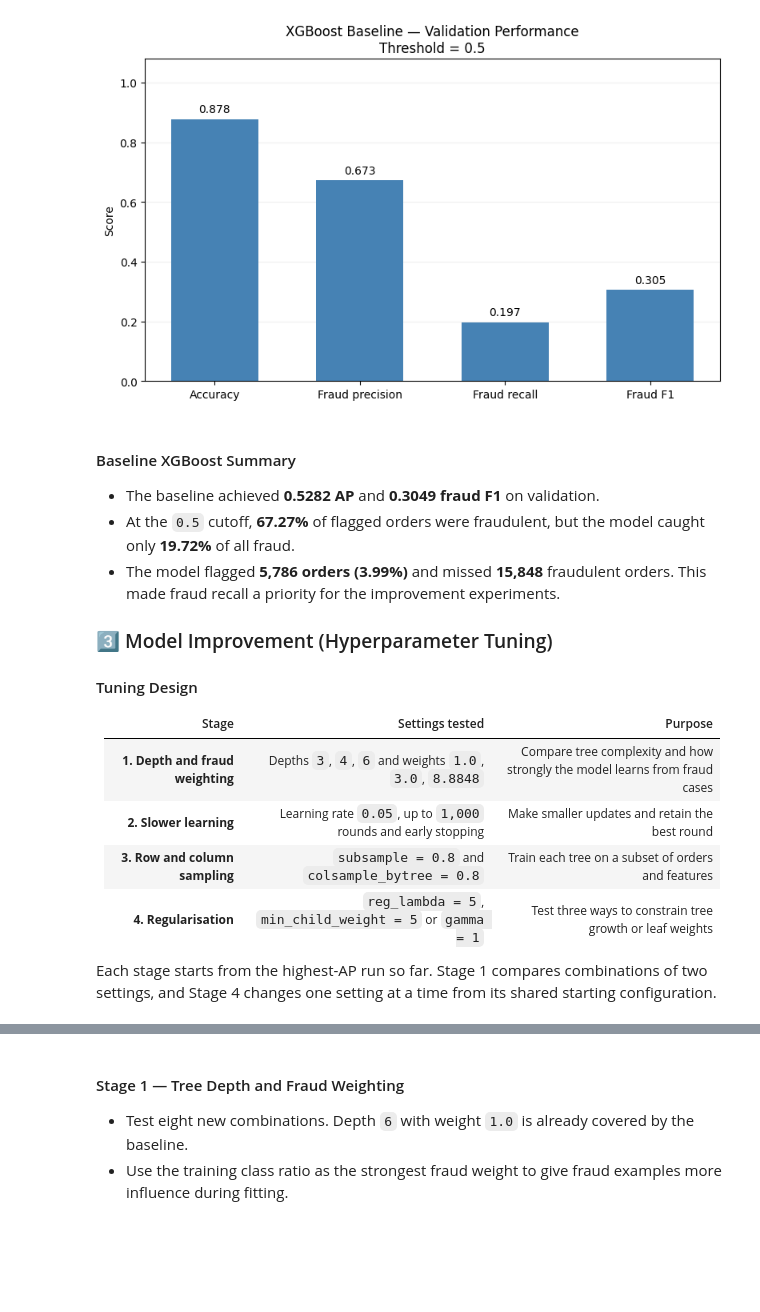
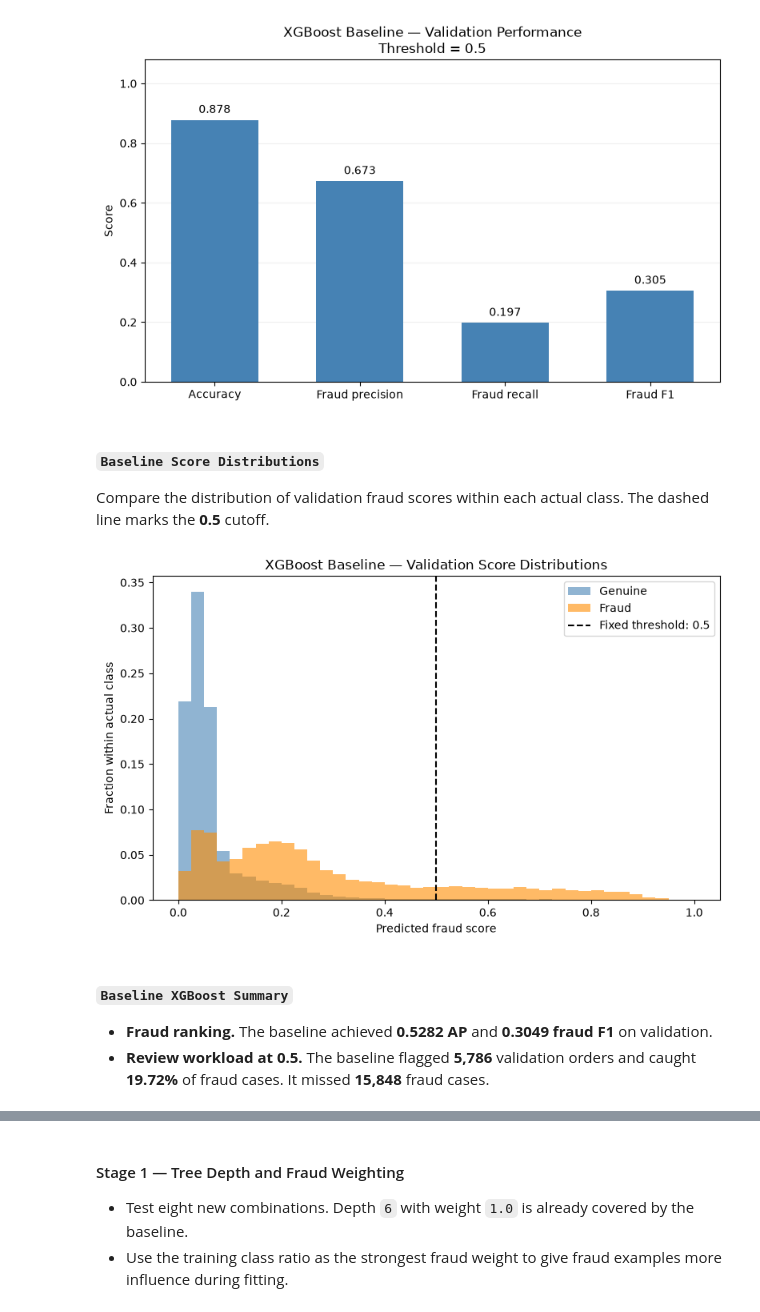
Before and after one commit to 3lVA/SP-buy-datatracker-Grp1, a Jupyter notebook: model_training_jonathan.ipynb, the cells around one changed output, grey strips where cells are left out. Saved outputs shown, nothing was run; the diff lists cells and outputs as text; code cells hidden in the pictures; blank space fills up the shorter version.

Commit message:
Update model training notebook and add Python script

```diff
--- a/model_training_jonathan.ipynb
+++ b/model_training_jonathan.ipynb
@@ -633,22 +647,38 @@ plt.tight_layout()
 plt.show()
 # %% [output]
 [figure]
-# %% [markdown]
-#### Baseline XGBoost Summary
-
-- The baseline achieved **0.5282 AP** and **0.3049 fraud F1** on validation.
-- At the `0.5` cutoff, **67.27%** of flagged orders were fraudulent, but the model caught only **19.72%** of all fraud.
-- The model flagged **5,786 orders (3.99%)** and missed **15,848** fraudulent orders. This made fraud recall a priority for the improvement experiments.
-
-### 3️⃣ Model Improvement (Hyperparameter Tuning)
-
-#### Tuning Design
-
-| Stage | Settings tested | Purpose |
-|---|---|---|
-| **1. Depth and fraud weighting** | Depths `3`, `4`, `6` and weights `1.0`, `3.0`, `8.8848` | Compare tree complexity and how strongly the model learns from fraud cases |
-| **2. Slower learning** | Learning rate `0.05`, up to `1,000` rounds and early stopping | Make smaller updates and retain the best round |
-| **3. Row and column sampling** | `subsample = 0.8` and `colsample_bytree = 0.8` | Train each tree on a subset of orders and features |
-| **4. Regularisation** | `reg_lambda = 5`, `min_child_weight = 5` or `gamma = 1` | Test three ways to constrain tree growth or leaf weights |
-
-Each stage starts from the highest-AP run so far. Stage 1 compares combinations of two settings, and Stage 4 changes one setting at a time from its shared starting configuration.
+# %% [markdown]
+#### `Baseline Score Distributions`
+
+Compare the distribution of validation fraud scores within each actual class. The dashed line marks the **0.5** cutoff.
+# %%
+fig, ax = plt.subplots(figsize=(8, 5))
+xgb_actual_labels = np.asarray(y_val)
+
+for label, name, color in [(0, "Genuine", "steelblue"), (1, "Fraud", "darkorange")]:
+    scores = validation_scores[BASELINE_RUN][xgb_actual_labels == label]
+    ax.hist(
+        scores,
+        bins=np.linspace(0, 1, 41),
+        weights=np.full(len(scores), 1 / len(scores)),
+        alpha=0.6,
+        color=color,
+        label=name
+    )
+
+ax.axvline(BASELINE_THRESHOLD, color="black", linestyle="--", label="Fixed threshold: 0.5")
+ax.set(
+    xlabel="Predicted fraud score",
+    ylabel="Fraction within actual class",
+    title="XGBoost Baseline — Validation Score Distributions"
+)
+ax.legend()
+plt.tight_layout()
+plt.show()
+# %% [output]
+[figure, added]
+# %% [markdown]
+#### `Baseline XGBoost Summary`
+
+- **Fraud ranking.** The baseline achieved **0.5282 AP** and **0.3049 fraud F1** on validation.
+- **Review workload at 0.5.** The baseline flagged **5,786** validation orders and caught **19.72%** of fraud cases. It missed **15,848** fraud cases.
```
Also changed, not shown: parts of 95 cells of this notebook, 2 other files.
